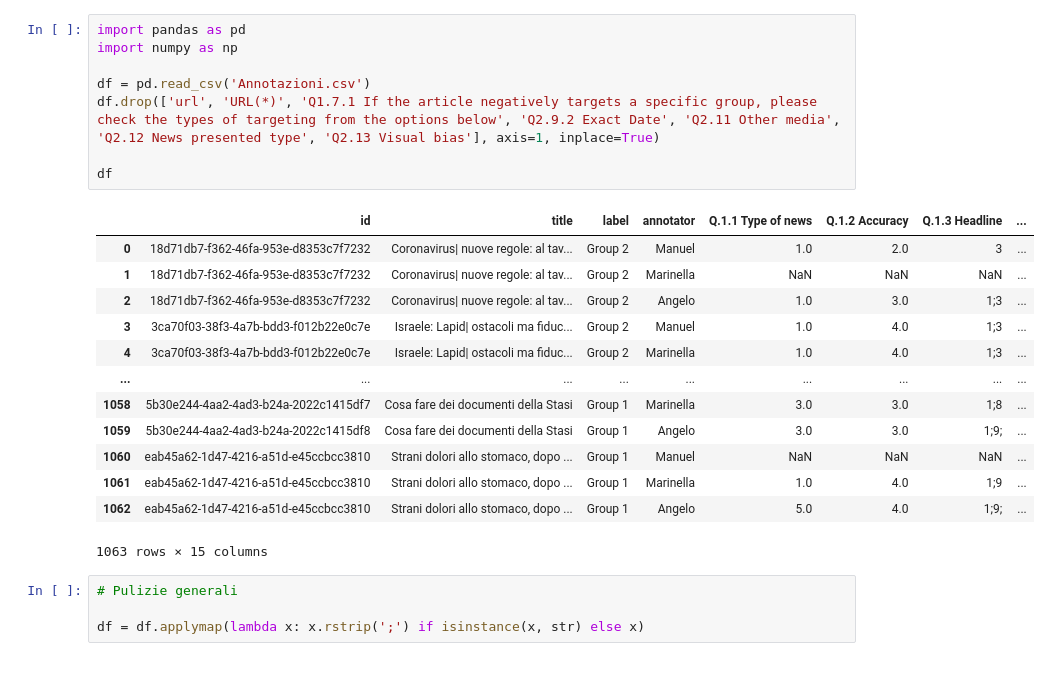
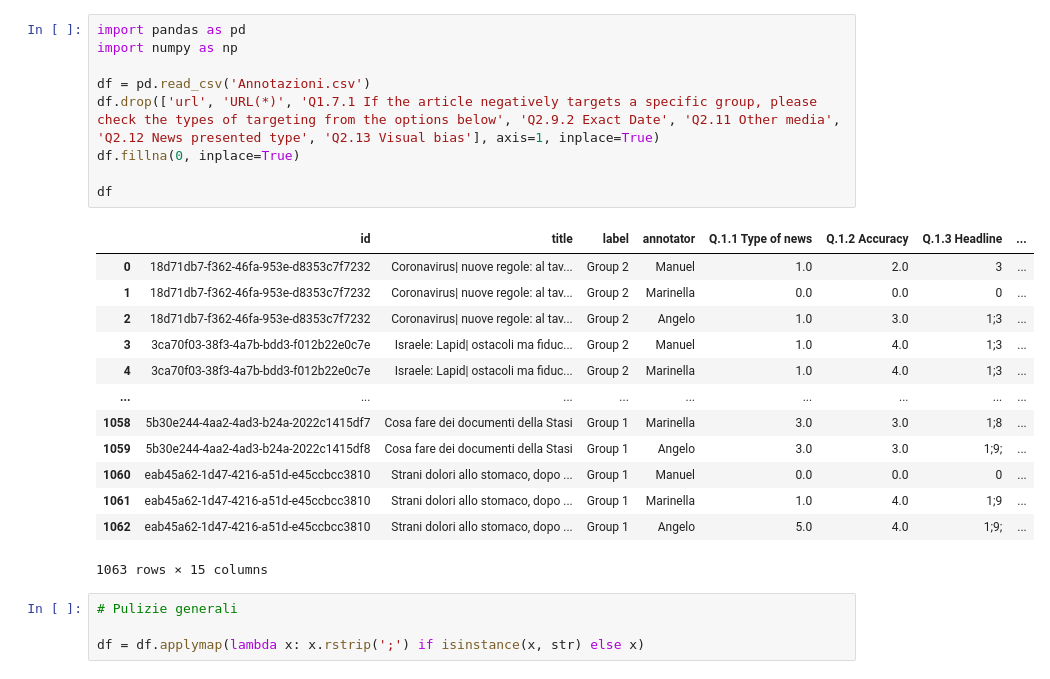
Before and after one commit to bianchi-john/ChatGPTAsAnnotator, a Jupyter notebook: Annotazioni/Pulisci annotazioni.ipynb, the cells around one changed output. Cells and saved outputs as stored; diff of their text form.

```diff
--- a/Annotazioni/Pulisci annotazioni.ipynb
+++ b/Annotazioni/Pulisci annotazioni.ipynb
@@ -1,22 +1,23 @@
 # %%
 import pandas as pd
 import numpy as np
 
 df = pd.read_csv('Annotazioni.csv')
 df.drop(['url', 'URL(*)', 'Q1.7.1 If the article negatively targets a specific group, please check the types of targeting from the options below', 'Q2.9.2 Exact Date', 'Q2.11 Other media', 'Q2.12 News presented type', 'Q2.13 Visual bias'], axis=1, inplace=True)
+df.fillna(0, inplace=True)
 
 df
 # %% [output]
 |  | id | title | label | annotator | Q.1.1 Type of news | Q.1.2 Accuracy | Q.1.3 Headline | ... |
 | 0 | 18d71db7-f362-46fa-953e-d8353c7f7232 | Coronavirus| nuove regole: al tav... | Group 2 | Manuel | 1.0 | 2.0 | 3 | ... |
-| 1 | 18d71db7-f362-46fa-953e-d8353c7f7232 | Coronavirus| nuove regole: al tav... | Group 2 | Marinella | NaN | NaN | NaN | ... |
+| 1 | 18d71db7-f362-46fa-953e-d8353c7f7232 | Coronavirus| nuove regole: al tav... | Group 2 | Marinella | 0.0 | 0.0 | 0 | ... |
 | 2 | 18d71db7-f362-46fa-953e-d8353c7f7232 | Coronavirus| nuove regole: al tav... | Group 2 | Angelo | 1.0 | 3.0 | 1;3 | ... |
 | 3 | 3ca70f03-38f3-4a7b-bdd3-f012b22e0c7e | Israele: Lapid| ostacoli ma fiduc... | Group 2 | Manuel | 1.0 | 4.0 | 1;3 | ... |
 | 4 | 3ca70f03-38f3-4a7b-bdd3-f012b22e0c7e | Israele: Lapid| ostacoli ma fiduc... | Group 2 | Marinella | 1.0 | 4.0 | 1;3 | ... |
 | ... | ... | ... | ... | ... | ... | ... | ... | ... |
 | 1058 | 5b30e244-4aa2-4ad3-b24a-2022c1415df7 | Cosa fare dei documenti della Stasi | Group 1 | Marinella | 3.0 | 3.0 | 1;8 | ... |
 | 1059 | 5b30e244-4aa2-4ad3-b24a-2022c1415df8 | Cosa fare dei documenti della Stasi | Group 1 | Angelo | 3.0 | 3.0 | 1;9; | ... |
-| 1060 | eab45a62-1d47-4216-a51d-e45ccbcc3810 | Strani dolori allo stomaco, dopo ... | Group 1 | Manuel | NaN | NaN | NaN | ... |
+| 1060 | eab45a62-1d47-4216-a51d-e45ccbcc3810 | Strani dolori allo stomaco, dopo ... | Group 1 | Manuel | 0.0 | 0.0 | 0 | ... |
 | 1061 | eab45a62-1d47-4216-a51d-e45ccbcc3810 | Strani dolori allo stomaco, dopo ... | Group 1 | Marinella | 1.0 | 4.0 | 1;9 | ... |
 | 1062 | eab45a62-1d47-4216-a51d-e45ccbcc3810 | Strani dolori allo stomaco, dopo ... | Group 1 | Angelo | 5.0 | 4.0 | 1;9; | ... |
 1063 rows × 15 columns
```
Also changed, not shown: parts of 7 cells of this notebook, 1 other file.
